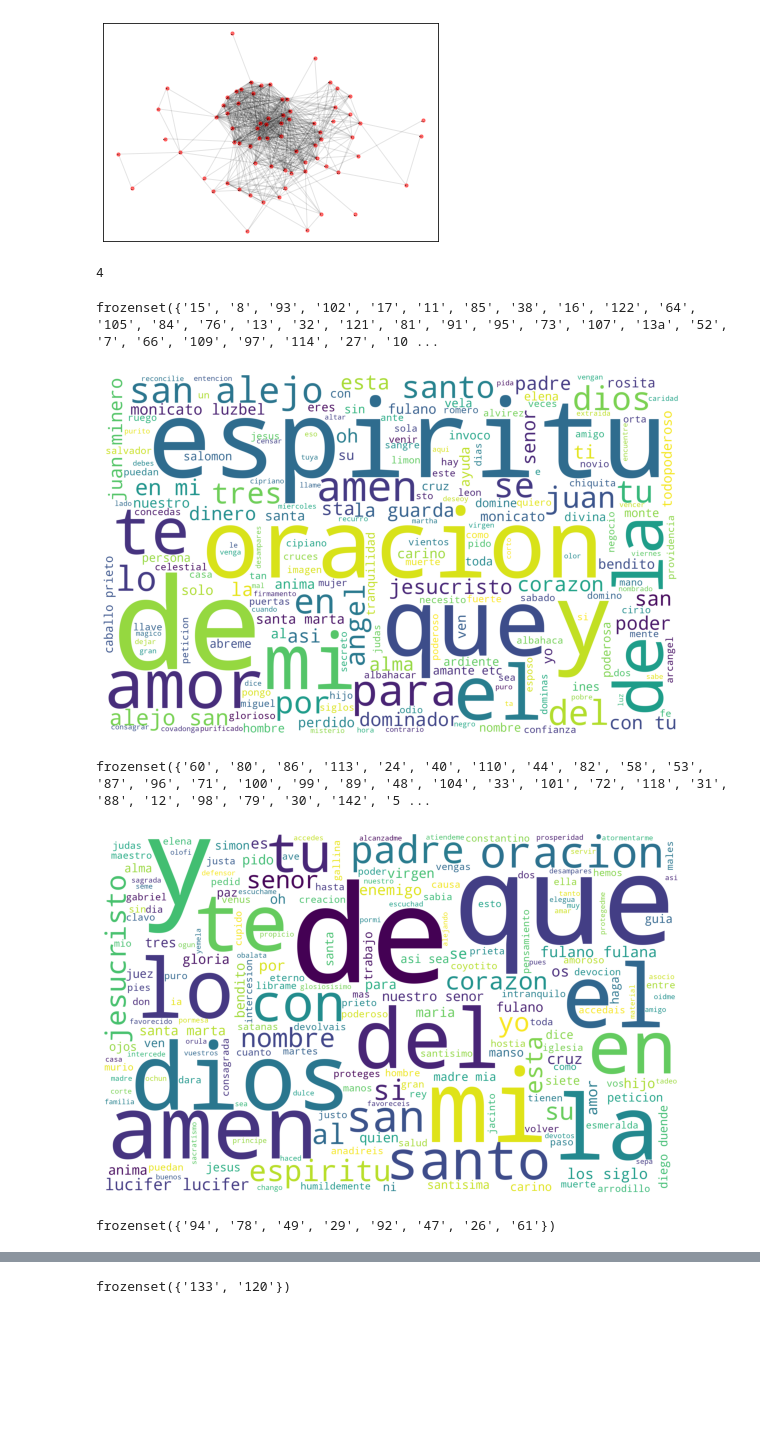
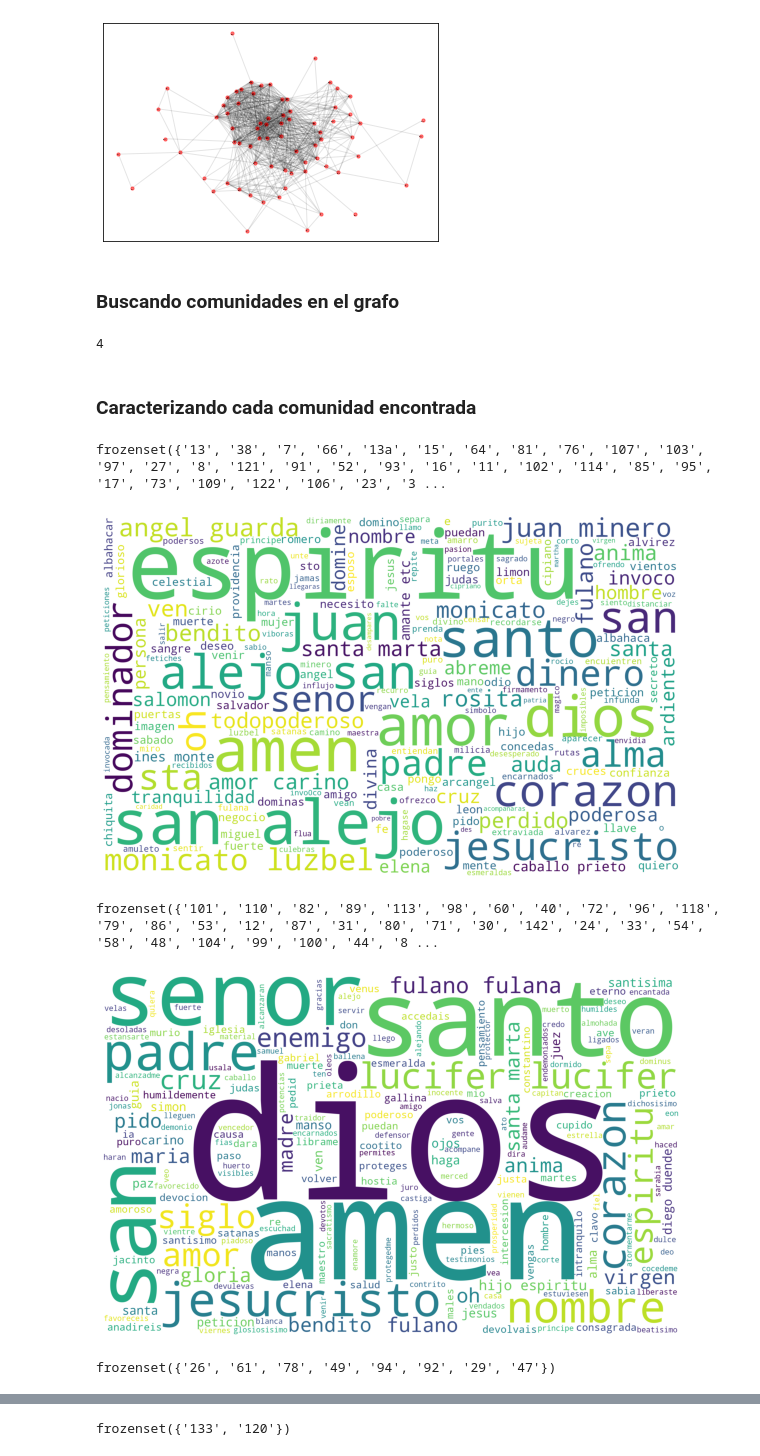
Before and after one commit to roicort/DarkMagic, a Jupyter notebook: NLP/POS.ipynb, the cells around one changed output, grey strips where cells are left out. Drawn from its saved outputs; the diff is of its cells as text; code cells hidden in the pictures; blank space fills up the shorter version.

```diff
--- a/NLP/POS.ipynb
+++ b/NLP/POS.ipynb
@@ -156,4 +159,6 @@ nx.draw_networkx_labels(G,pos,font_size=2)
 plt.show()
 # %% [output]
 [figure]
+# %% [markdown]
+### Buscando comunidades en el grafo
 # %%
@@ -165,22 +169,28 @@ communities = sorted(nxcom.greedy_modularity_communities(G), key=len, reverse=Tr
 print(len(communities))
 # %% [output]
 4
+# %% [markdown]
+### Caracterizando cada comunidad encontrada
 # %%
+spacy_stopwords = nlp.Defaults.stop_words
+
 for c in communities:
     print(c)
     biglist = []
     for e in list(c):
         biglist+=G.nodes[e]["ents"]
     unique_string=(" ").join(biglist)
-    wordcloud = WordCloud(width = 2560, height = 1600,background_color ='white', min_font_size = 10).generate(unique_string)
+    without_stopwords = (" ").join([word for word in unique_string.split() if word not in spacy_stopwords]).replace("oracion","").replace("y","").replace(".","")
+    #print(without_stopwords)
+    wordcloud = WordCloud(width = 2560, height = 1600,background_color ='white', min_font_size = 10).generate(without_stopwords)
     plt.figure(figsize = (8, 8), facecolor = None)
     plt.imshow(wordcloud)
     plt.axis("off")
     plt.tight_layout(pad = 0)
     plt.show()
 # %% [output]
-frozenset({'15', '8', '93', '102', '17', '11', '85', '38', '16', '122', '64', '105', '84', '76', '13', '32', '121', '81', '91', '95', '73', '107', '13a', '52', '7', '66', '109', '97', '114', '27', '10 ...
+frozenset({'13', '38', '7', '66', '13a', '15', '64', '81', '76', '107', '103', '97', '27', '8', '121', '91', '52', '93', '16', '11', '102', '114', '85', '95', '17', '73', '109', '122', '106', '23', '3 ...
-[figure, old version]
+[figure, new version]
-frozenset({'60', '80', '86', '113', '24', '40', '110', '44', '82', '58', '53', '87', '96', '71', '100', '99', '89', '48', '104', '33', '101', '72', '118', '31', '88', '12', '98', '79', '30', '142', '5 ...
+frozenset({'101', '110', '82', '89', '113', '98', '60', '40', '72', '96', '118', '79', '86', '53', '12', '87', '31', '80', '71', '30', '142', '24', '33', '54', '58', '48', '104', '99', '100', '44', '8 ...
-[figure, old version]
+[figure, new version]
-frozenset({'94', '78', '49', '29', '92', '47', '26', '61'})
+frozenset({'26', '61', '78', '49', '94', '92', '29', '47'})
```
Also changed, not shown: parts of 7 cells of this notebook.
